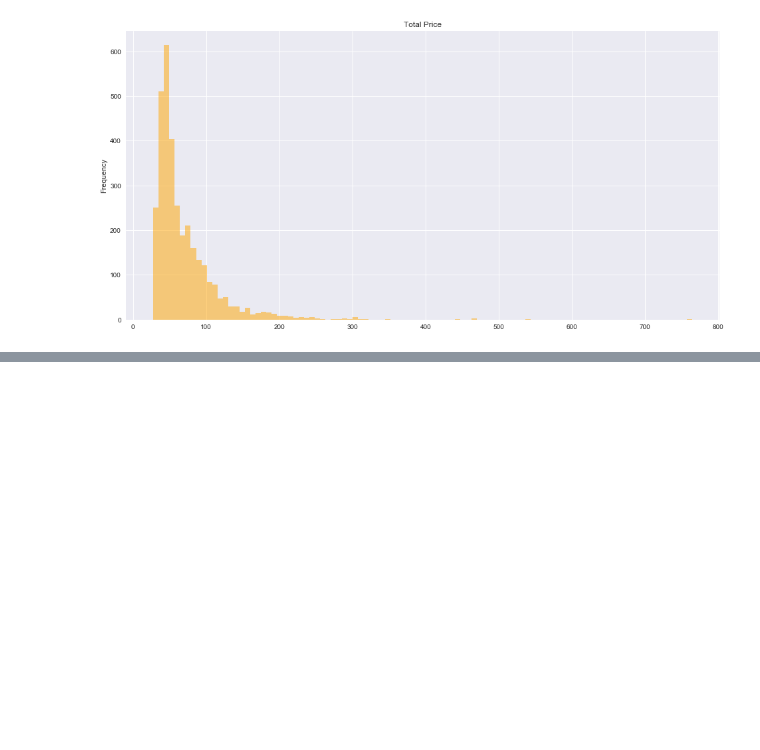
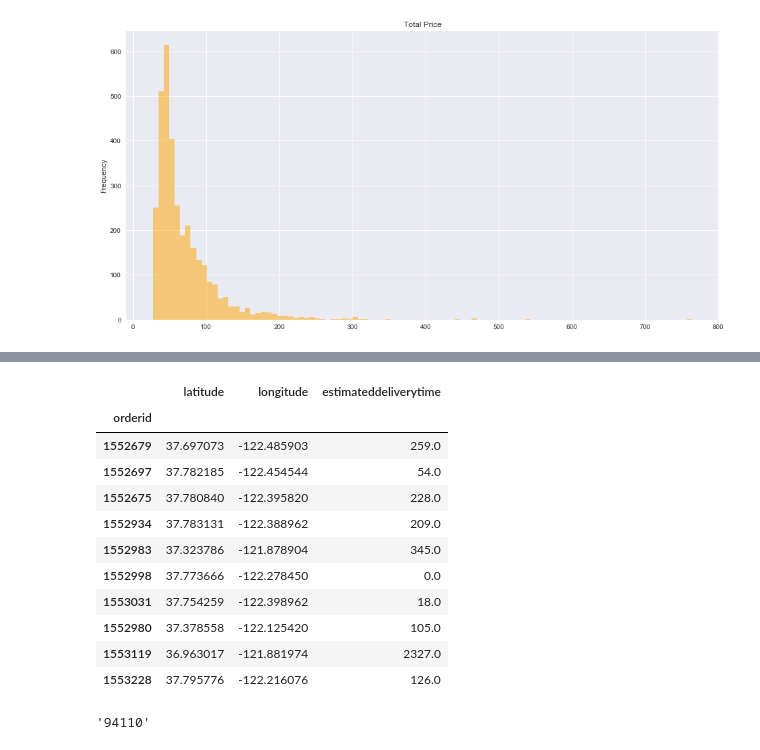
Before and after one commit to caheredia/Data-Science-Portfolio, a Jupyter notebook: EZ/develop/2017-10-30_ch_ez_assignment.ipynb, the cells around one changed output, grey strips where cells are left out. Saved outputs shown, nothing was run; the diff lists cells and outputs as text; code cells hidden in the pictures; blank space fills up the shorter version.

Commit message:
merged tables

```diff
--- a/EZ/develop/2017-10-30_ch_ez_assignment.ipynb
+++ b/EZ/develop/2017-10-30_ch_ez_assignment.ipynb
@@ -50,0 +60,4 @@ Below I'll join the tables with merge on order id. It should be noted that the t
+# %%
+# Change the index to 'orderid' column
+df_prices = df_prices.set_index('orderid')
+df_delivery = df_delivery.set_index('orderid')
@@ -50,0 +117,19 @@ Below I'll join the tables with merge on order id. It should be noted that the t
+# %%
+df_delivery[0:10]
+# %% [output]
+|  | latitude | longitude | estimateddeliverytime |
+| orderid |  |  |  |
+| 1552679 | 37.697073 | -122.485903 | 259.0 |
+| 1552697 | 37.782185 | -122.454544 | 54.0 |
+| 1552675 | 37.780840 | -122.395820 | 228.0 |
+| 1552934 | 37.783131 | -122.388962 | 209.0 |
+| 1552983 | 37.323786 | -121.878904 | 345.0 |
+| 1552998 | 37.773666 | -122.278450 | 0.0 |
+| 1553031 | 37.754259 | -122.398962 | 18.0 |
+| 1552980 | 37.378558 | -122.125420 | 105.0 |
+| 1553119 | 36.963017 | -121.881974 | 2327.0 |
+| 1553228 | 37.795776 | -122.216076 | 126.0 |
+# %%
+search.by_coordinate(37.747289, -122.419485, radius=1, returns=1)[0]['Zipcode']
+# %% [output]
+'94110'
```
Also changed, not shown: parts of 11 cells of this notebook.
